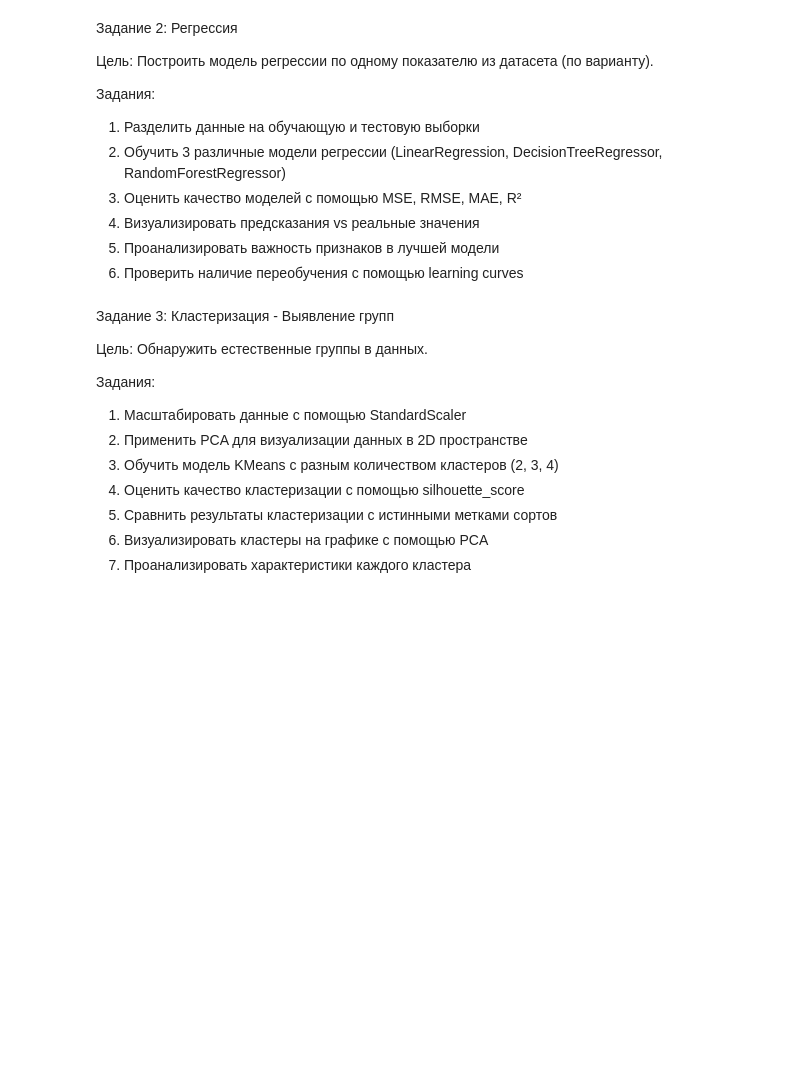
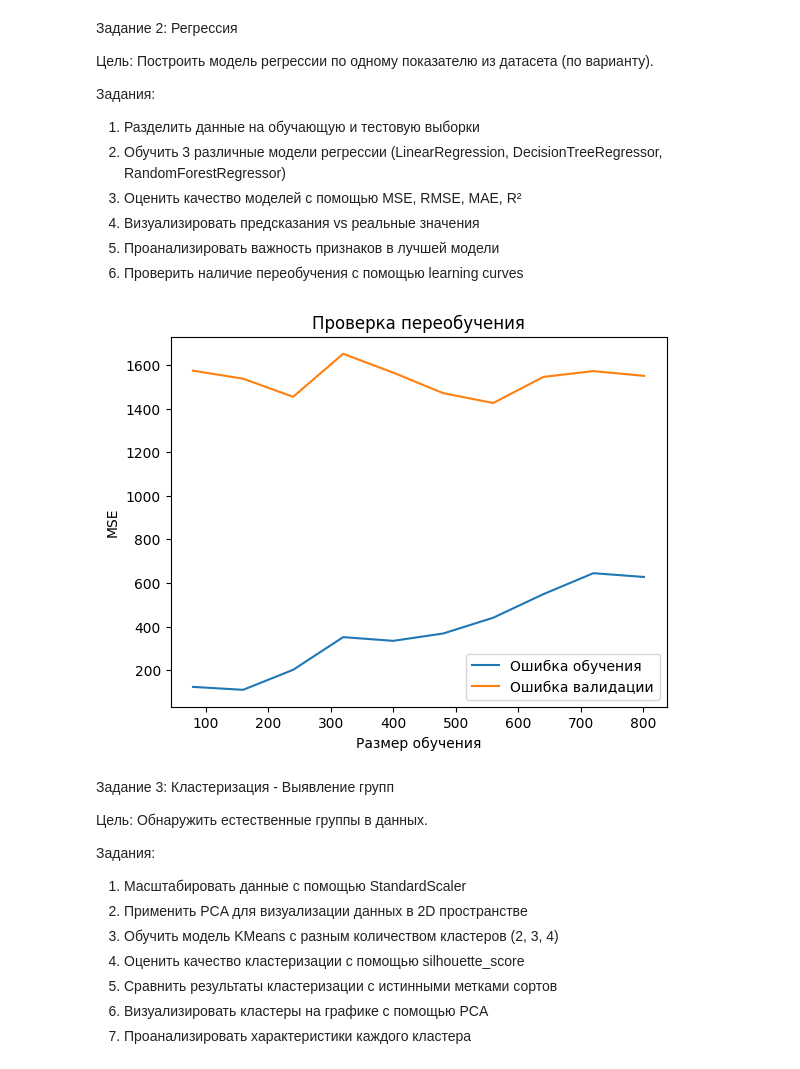
Before and after one commit to Ivan24-wq/Intelligence, a Jupyter notebook: Task1/1.ipynb, the cells around one changed output. Saved outputs shown, nothing was run; the diff lists cells and outputs as text; code cells hidden in the pictures; blank space fills up the shorter version.

```diff
--- a/Task1/1.ipynb
+++ b/Task1/1.ipynb
@@ -578,8 +578,105 @@ print("Лучший score:", gs.best_score_)
 # %%
 # Создание целевой переменной для регрессии (имитация)
 
 
 # ДОБАВИТЬ ВАШ КОД СЮДА
+import pandas as pd
+import seaborn as sns
+from sklearn.model_selection import train_test_split
+from sklearn.linear_model import LinearRegression
+from sklearn.tree import DecisionTreeRegressor
+from sklearn.ensemble import RandomForestRegressor
+from sklearn.metrics import mean_squared_error, mean_absolute_error, r2_score
+import numpy as np
+import matplotlib.pylab as plt
+from sklearn.model_selection import learning_curve
+
+#звргузка целевого датасета
+df = pd.read_csv("train.csv")
+df = df.dropna(subset=["Fare"]) #Удаление стро без цены
+
+#Выборка признаков
+X = df[["Pclass", "Age", "SibSp", "Parch"]].copy()
+
+#Заполняем пропуски возраста
+X["Age"].fillna(X["Age"].median(), inplace=True)
+#Целевая переменная(fare) т.к модель предсказывает стоимость билета
+y = df["Fare"]
+
+#Разделение данных на обучающую и тестовую модель в соотношении 70 / 30 соответственно
+X_train, X_test, y_train, y_test = train_test_split(X, y, test_size = 0.3, random_state = 50)
+
+#ОБУЧЕНИЕ LinearRegression, DecisionTreeRegressor, RandomForestRegressor
+
+models = {
+    "LinearRegression": LinearRegression(),
+    "DecisionTreeRegressor": DecisionTreeRegressor(random_state = 50),
+    "RandomForestRegressor": RandomForestRegressor(random_state = 50)
+
+}
+fitted_models = {}
+for name, model in models.items():
+    model.fit(X_train, y_train)
+    fitted_models[name] = model
+
+
+#Оценка качества моделей с помощью MSE, RMSE, MAE, R²
+for name, model in fitted_models.items():
+    pred = model.predict(X_test)
+    MSE = mean_squared_error(y_test, pred)
+    RMSE = np.sqrt(MSE)
+    MAE = mean_absolute_error(y_test, pred)
+    R2 = r2_score(y_test, pred)
+
+
+print(f"\n{name}: ")
+print(f"MSE: {MSE}")
+print(f"RMSE: {MSE:.4f}")
+print(f"MAE: {MAE:.4f}")
+print(f"R2: {R2:.4f}")
+
+
+#Визуализация предсказаний
+best_res = fitted_models["RandomForestRegressor"]
+pred = best_res.predict(X_test)
+plt.scatter(y_test, pred)
+plt.xlabel("Реальна] стоимость")
+plt.ylabel("Предсказанная стоимость")
+plt.title("предсказания vs реальные значения")
+plt.show()
+
+#Анализ важности признаков
+feature_names = X.columns
+importance = best_res.feature_importances_
+
+fi = pd.DataFrame({
+    "feature": feature_names,
+    "importance": importance
+}).sort_values("importance", ascending=False)
+
+print(fi)
+
+#Прверка на переобучение
+train_size, train_score, val_score = learning_curve(
+    best_res,
+    X, y,
+    train_sizes=np.linspace(0.1, 1.0, 10),
+    cv = 10, #оценка подвыборных данных
+    scoring = "neg_mean_squared_error"
+)
+
+train_scores_mean = -train_score.mean(axis=1)
+val_scores_mean = -val_score.mean(axis=1)
+
+plt.plot(train_size, train_scores_mean, label="Ошибка обучения")
+plt.plot(train_size, val_scores_mean, label="Ошибка валидации")
+plt.xlabel("Размер обучения")
+plt.ylabel("MSE")
+plt.legend()
+plt.title("Проверка переобучения")
+plt.show()
+# %% [output]
+[figure, added]
 # %% [markdown]
 Задание 3: Кластеризация - Выявление групп
 
```
Also changed, not shown: 1 other file.
